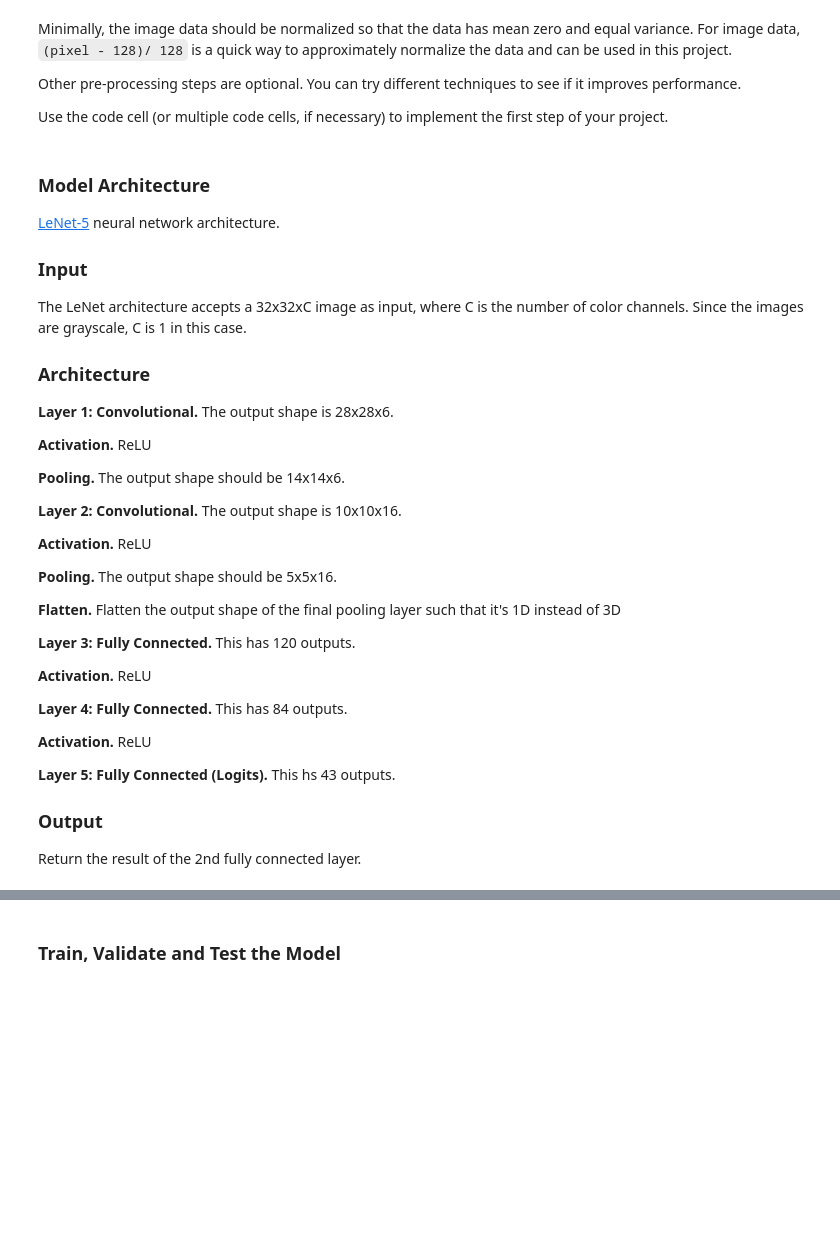
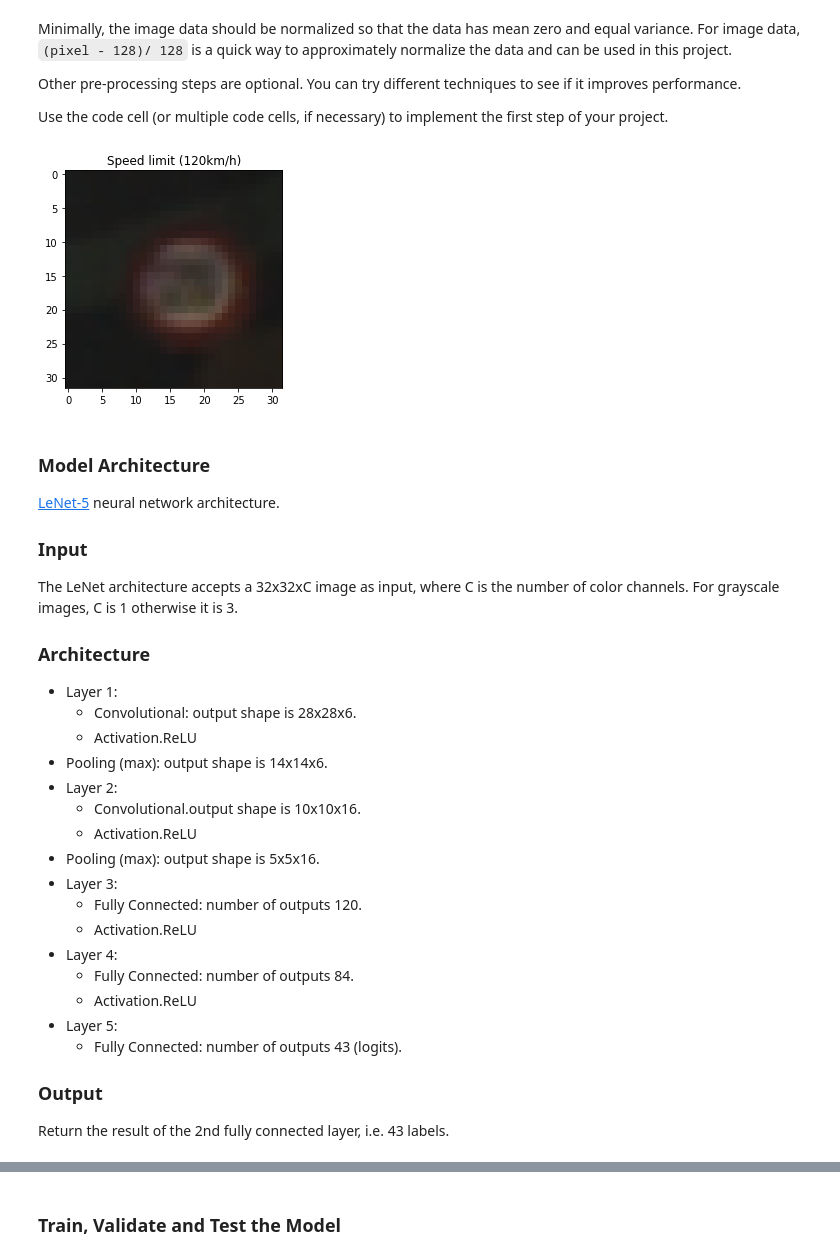
Before and after one commit to saksham/CarND-Traffic-Sign-Classifier-Project, a Jupyter notebook: Traffic_Sign_Classifier.ipynb, the cells around one changed output, grey strips where cells are left out. Cells and saved outputs as stored; diff of their text form; code cells hidden in the pictures; blank space fills up the shorter version.

```diff
--- a/Traffic_Sign_Classifier.ipynb
+++ b/Traffic_Sign_Classifier.ipynb
@@ -158,34 +131,41 @@ X_train, y_train = shuffle(X_train, y_train)
+# %%
+### Preprocess
+
+# Shuffle the data
+training = utils.shuffle_data_set(training)
+plt.imshow(training.X[0])
+plt.title(utils.to_sign_label(training.y[0]));
+
+# TODO: normalise
+
+
+# TODO: convert to grayscale
+# %% [output]
+[figure, added]
 # %% [markdown]
 ### Model Architecture
 [LeNet-5](http://yann.lecun.com/exdb/lenet/) neural network architecture.
 
 ### Input
-The LeNet architecture accepts a 32x32xC image as input, where C is the number of color channels. Since the images are grayscale, C is 1 in this case.
+The LeNet architecture accepts a 32x32xC image as input, where C is the number of color channels. For grayscale images, C is 1 otherwise it is 3.
 
 ### Architecture
-**Layer 1: Convolutional.** The output shape is 28x28x6.
-
-**Activation.** ReLU
-
-**Pooling.** The output shape should be 14x14x6.
-
-**Layer 2: Convolutional.** The output shape is 10x10x16.
-
-**Activation.** ReLU
-
-**Pooling.** The output shape should be 5x5x16.
-
-**Flatten.** Flatten the output shape of the final pooling layer such that it's 1D instead of 3D
-
-**Layer 3: Fully Connected.** This has 120 outputs.
-
-**Activation.** ReLU
-
-**Layer 4: Fully Connected.** This has 84 outputs.
-
-**Activation.** ReLU
-
-**Layer 5: Fully Connected (Logits).** This hs 43 outputs.
+* Layer 1:
+  * Convolutional: output shape is 28x28x6.
+  * Activation.ReLU
+* Pooling (max): output shape is 14x14x6.
+* Layer 2:
+    * Convolutional.output shape is 10x10x16.
+    * Activation.ReLU
+* Pooling (max): output shape is 5x5x16.
+* Layer 3:
+    * Fully Connected: number of outputs 120.
+    * Activation.ReLU
+* Layer 4:
+    * Fully Connected: number of outputs 84.
+    * Activation.ReLU
+* Layer 5:
+    * Fully Connected: number of outputs 43 (logits).
 
 ### Output
-Return the result of the 2nd fully connected layer.
+Return the result of the 2nd fully connected layer, i.e. 43 labels.
```
Also changed, not shown: parts of 21 cells of this notebook, 7 other files.
